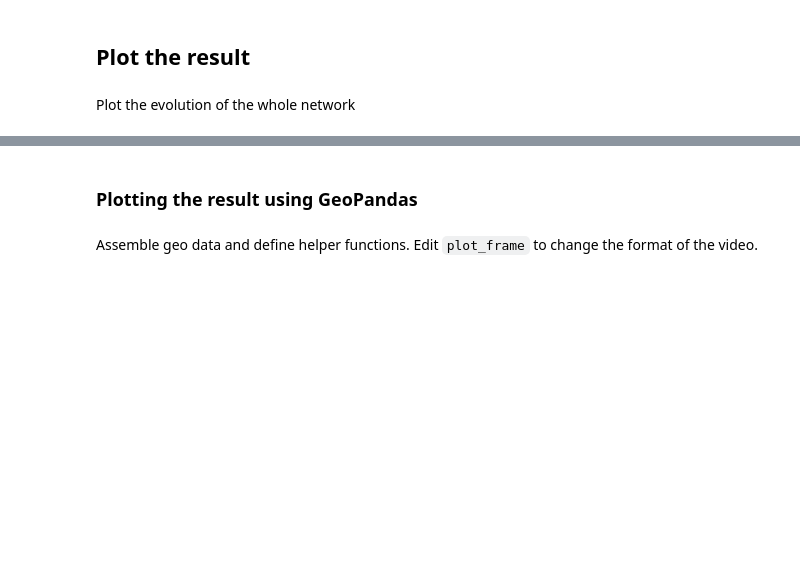
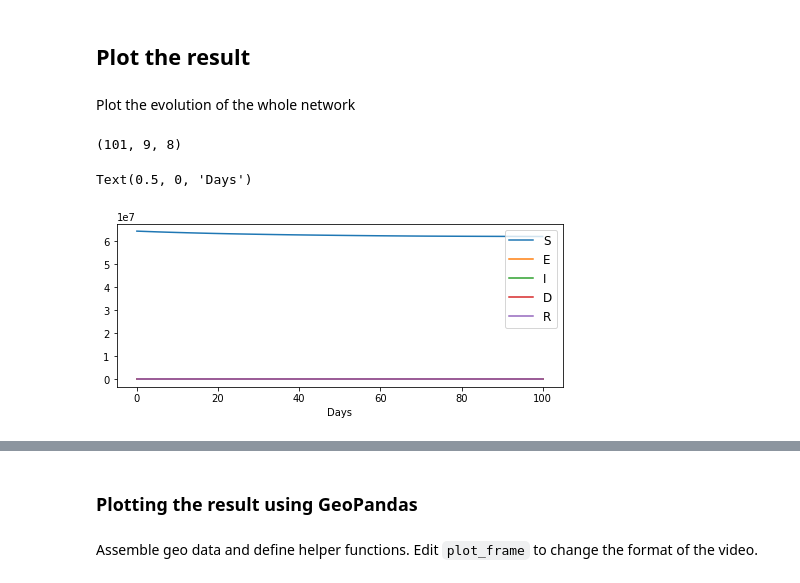
Before and after one commit to lukastk/PyRossGeo, a Jupyter notebook: examples/ex5-covidsim-calibration/ex5-covidsim-calibration.ipynb, the cells around one changed output, grey strips where cells are left out. Saved outputs shown, nothing was run; the diff lists cells and outputs as text; code cells hidden in the pictures; blank space fills up the shorter version.

```diff
--- a/examples/ex5-covidsim-calibration/ex5-covidsim-calibration.ipynb
+++ b/examples/ex5-covidsim-calibration/ex5-covidsim-calibration.ipynb
@@ -441,33 +443,30 @@ ts = pyrossgeo.utils.extract_ts(sim_data)
 ts_days = ts/(24*60)
 
 network_data = np.sum(location_data, axis=3)
+# %%
+network_data.shape
+# %% [output]
+(101, 9, 8)
 # %%
 plt.figure( figsize=(8,3) )
 
 S = np.sum(network_data[:,:,0], axis=1)
-E = np.sum(network_data[:,:,1], axis=1)
-A = np.sum(network_data[:,:,2], axis=1)
-Ia1 = np.sum(network_data[:,:,3], axis=1)
-Ia2 = np.sum(network_data[:,:,4], axis=1)
-Ia3 = np.sum(network_data[:,:,5], axis=1)
-Is1 = np.sum(network_data[:,:,6], axis=1)
-Is2 = np.sum(network_data[:,:,7], axis=1)
-Is3 = np.sum(network_data[:,:,8], axis=1)
-R = np.sum(network_data[:,:,9], axis=1)
+E0 = np.sum(network_data[:,:,1], axis=1)
+E1 = np.sum(network_data[:,:,2], axis=1)
+I0 = np.sum(network_data[:,:,3], axis=1)
+I1 = np.sum(network_data[:,:,4], axis=1)
+I2 = np.sum(network_data[:,:,5], axis=1)
+D = np.sum(network_data[:,:,6], axis=1)
+R = np.sum(network_data[:,:,7], axis=1)
 
 plt.plot(ts_days, S, label="S")
-plt.plot(ts_days, E, label="E")
-plt.plot(ts_days, A, label="A")
-plt.plot(ts_days, Ia1+Ia2+Ia3, label="Ia")
-plt.plot(ts_days, Is1+Is2+Is3, label="Is")
+plt.plot(ts_days, E0+E1, label="E")
+plt.plot(ts_days, I0+I1+I2, label="I")
+plt.plot(ts_days, D, label="D")
 plt.plot(ts_days, R, label="R")
-
-#plt.plot(ts_days, Ia3, label="R")
-#plt.plot(ts_days, Ia3, label="R")
-
-#plt.plot(ts_days, S+E+A+Ia1+Ia2+Ia3+Is1+Is2+Is3+R)
-
-#plt.plot(ts_days, np.sum(network_data[:,:,:], axis=(1,2)))
 
 plt.legend(loc='upper right', fontsize=12)
 plt.xlabel('Days')
+# %% [output]
+Text(0.5, 0, 'Days')
+[figure, added]
```
Also changed, not shown: parts of 2 cells of this notebook.
